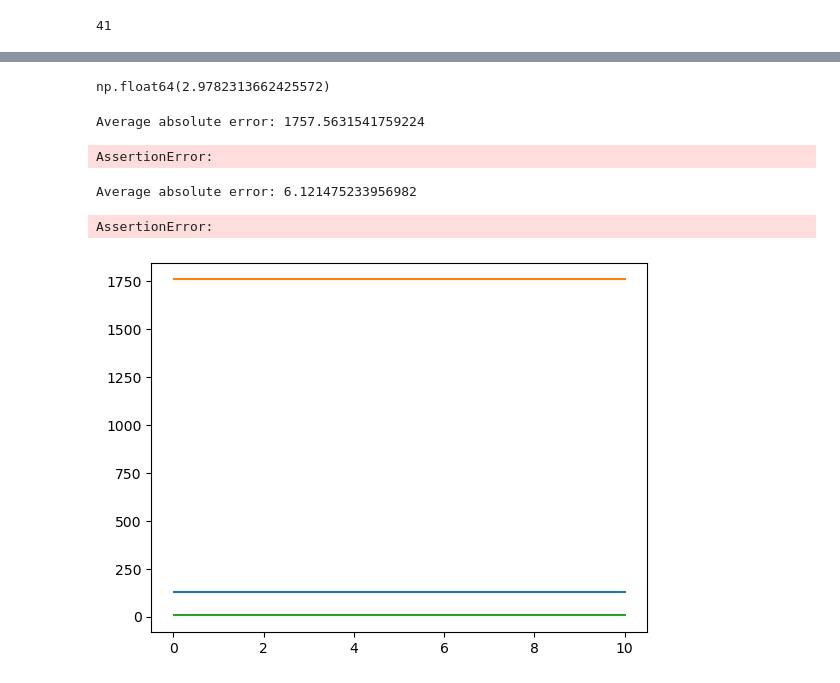
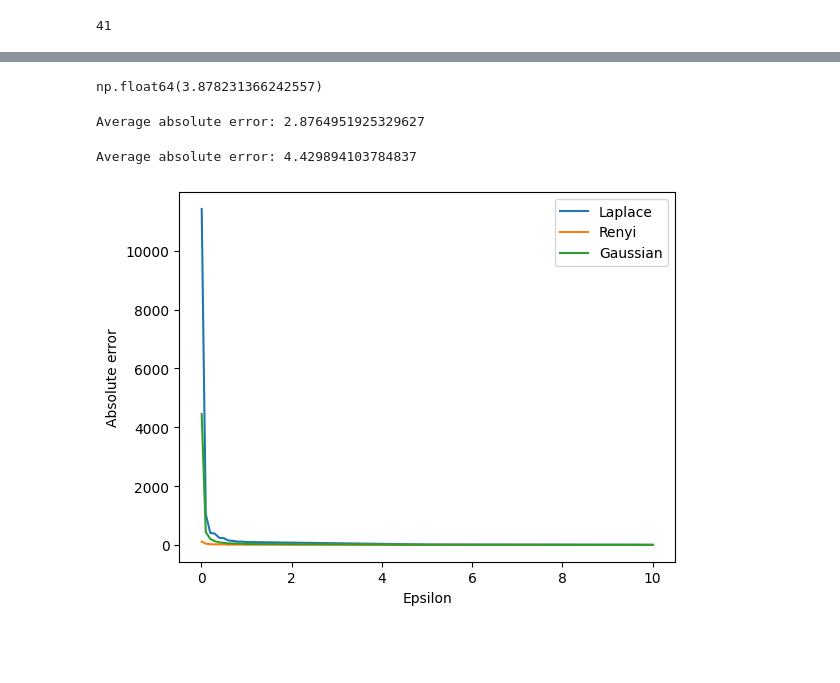
Before and after one commit to jbennett979/Data_Privacy_FP, a Jupyter notebook: Analysis_Queries.ipynb, the cells around one changed output, grey strips where cells are left out. Cells and saved outputs as stored; diff of their text form; code cells hidden in the pictures; blank space fills up the shorter version.

Commit message:
Working on graphing for each mechanisms

```diff
--- a/Analysis_Queries.ipynb
+++ b/Analysis_Queries.ipynb
@@ -174,17 +175,18 @@ def convert_RDP_ED(alpha, epsilon_bar, delta):
    new_epsilon = epsilon_bar + np.log(1/delta) / (alpha-1)
    return new_epsilon
 
-convert_RDP_ED(5, 0.1, 1e-5)
+convert_RDP_ED(5, 1.0, 1e-5)
 # %% [output]
-np.float64(2.9782313662425572)
+np.float64(3.878231366242557)
 # %%
-errors_2 = [abs(r_a - l_a) for (r_a, l_a) in zip(real_answers, workload_gaussian_vec_RDP(random_workload, 1.0, 1e-5))]
+#passing the converted epsilon for the average error of RDP
+converted_epsilon = convert_RDP_ED(5,1.0, 1e-5)
+errors_2 = [abs(r_a - l_a) for (r_a, l_a) in zip(real_answers, workload_gaussian_vec_RDP(random_workload, alpha=1.0, epsilon_bar= converted_epsilon))]
 print('Average absolute error:', np.mean(errors_2))
-assert np.mean(errors_2) > 10
+assert np.mean(errors_2) > 1
 assert np.mean(errors_2) < 100
 # %% [output]
-Average absolute error: 1757.5631541759224
+Average absolute error: 2.8764951925329627
-AssertionError:
 # %%
 # Gaussian mech
 def workload_gaussian_vec(workload, epsilon, delta):
@@ -193,9 +195,9 @@ def workload_gaussian_vec(workload, epsilon, delta):
     gaussian_vec= gaussian_mech_vec(workload_answer, sensitivity=sensitivity, epsilon=epsilon , delta=delta)
     return gaussian_vec
 # %%
-errors_3 = [abs(r_a - l_a) for (r_a, l_a) in zip(real_answers, workload_gaussian_vec(random_workload, 2.9782313662425572, 0.1))]
+errors_3 = [abs(r_a - l_a) for (r_a, l_a) in zip(real_answers, workload_gaussian_vec(random_workload,converted_epsilon, 0.1))]
 print('Average absolute error:', np.mean(errors_3))
-assert np.mean(errors_3) > 10
+assert np.mean(errors_3) > 1
 assert np.mean(errors_3) < 100
 
 # for renyy do the conversion , covert epsilon t
@@ -208,26 +210,36 @@ assert np.mean(errors_3) < 100
 # run on all of the columns on the loop instead of age by itself
 #how epsilon on x axis , percent error on y , maybe having to show how it represents
 # %% [output]
-Average absolute error: 6.121475233956982
+Average absolute error: 4.429894103784837
-AssertionError:
 # %%
 def graphing():
     epsilon_list = [0.01,0.1, 0.2, 0.3, 0.4, 0.5, 0.6, 0.7, 0.8, 0.9, 1.0, 5.0, 10.0 ]
     errors_lp = []
     errors_rdp = []
     errors_g = []
     for epsilon in epsilon_list:
-        #print('Epsilon:', epsilon)
+        alpha = 5
+    #Laplace mechanism
+        errors_1 = [abs(r_a - l_a) for (r_a, l_a) in zip(real_answers, workload_laplace_vec(random_workload, epsilon))]
         errors_lp.append(np.mean(errors_1))
+
+    # Renyi
+        errors_2= [abs(r_a - l_a) for (r_a, l_a) in zip(real_answers, workload_gaussian_vec_RDP(random_workload, alpha=alpha, epsilon_bar=epsilon))]
         errors_rdp.append(np.mean(errors_2))
+
+    #Gaussian
+        errors_3 = [abs(r_a - l_a) for (r_a, l_a) in zip(real_answers,workload_gaussian_vec(random_workload, epsilon, delta = 1e-5))]
         errors_g.append(np.mean(errors_3))
 
-    plt.plot(epsilon_list, errors_lp, label='laplace')
-    plt.plot(epsilon_list, errors_rdp, label='RDP')
-    plt.plot(epsilon_list, errors_g, label='gaussian_RDP')
+
+    plt.plot(epsilon_list, errors_lp, label='Laplace')
+    plt.plot(epsilon_list, errors_rdp, label='Renyi')
+    plt.plot(epsilon_list, errors_g, label='Gaussian')
+    plt.xlabel('Epsilon')
+    plt.ylabel('Absolute error')
+    plt.legend()
     plt.show()
 
-# TODO: work on the graph for each mechanisms over different epsilon
 graphing()
 # %% [output]
-[figure, old version]
+[figure, new version]
```
Also changed, not shown: parts of 7 cells of this notebook.
